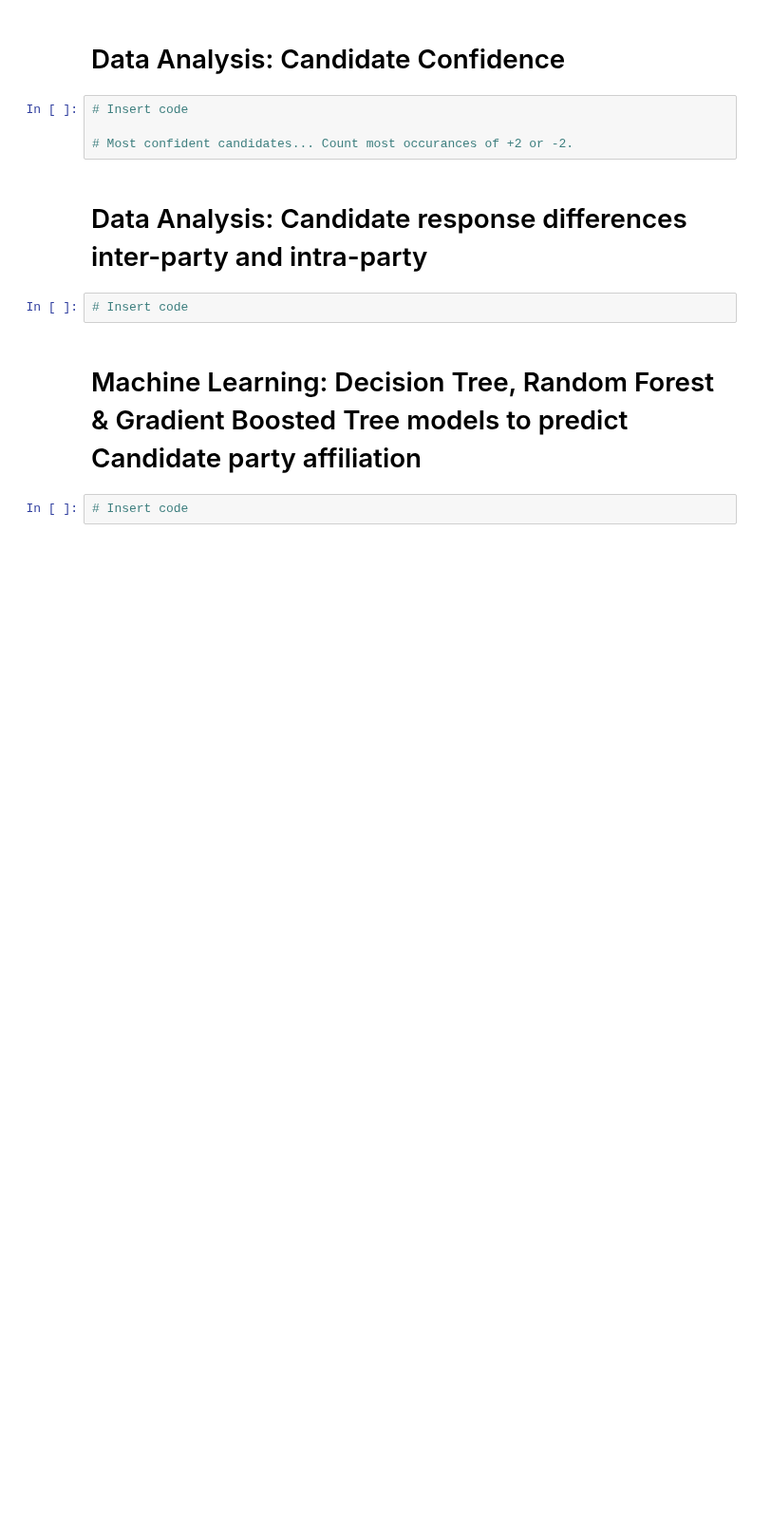
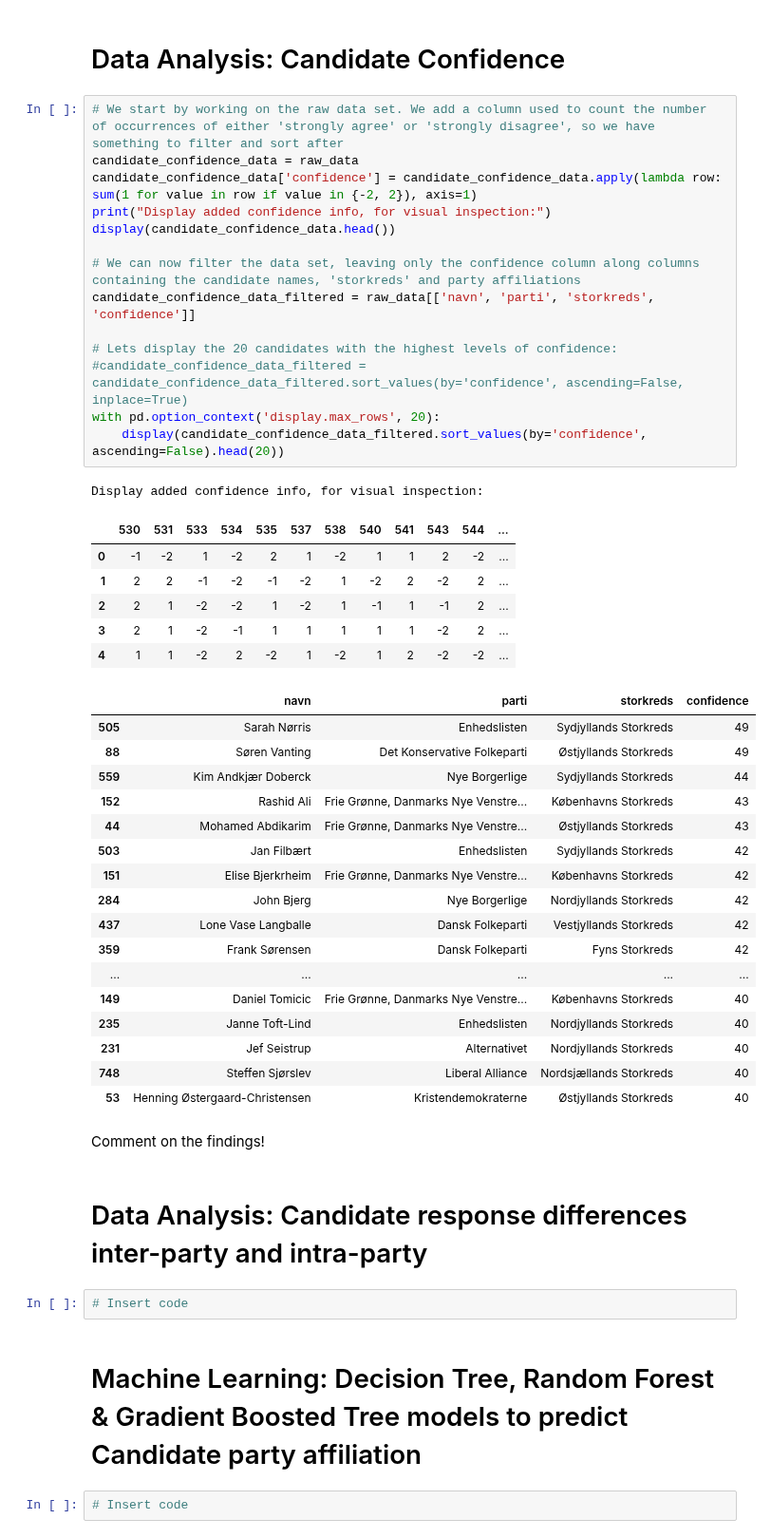
Before and after one commit to Dogmeat2000/MAL1-Python, a Jupyter notebook: Assignment 3/2. Candidate Test 2022 I.ipynb, the cells around one changed output. Shown at 95% size. Cells and saved outputs as stored; diff of their text form; blank space fills up the shorter version.

Commit message:
Assignment 3: Added Candidate Confidence data analysis

```diff
--- a/Assignment 3/2. Candidate Test 2022 I.ipynb
+++ b/Assignment 3/2. Candidate Test 2022 I.ipynb
@@ -173,9 +183,46 @@ Age distribution visualized
 # %% [markdown]
 # Data Analysis: Candidate Confidence
 # %%
-# Insert code
+# We start by working on the raw data set. We add a column used to count the number of occurrences of either 'strongly agree' or 'strongly disagree', so we have something to filter and sort after
+candidate_confidence_data = raw_data
+candidate_confidence_data['confidence'] = candidate_confidence_data.apply(lambda row: sum(1 for value in row if value in {-2, 2}), axis=1)
+print("Display added confidence info, for visual inspection:")
+display(candidate_confidence_data.head())
 
-# Most confident candidates... Count most occurances of +2 or -2.
+# We can now filter the data set, leaving only the confidence column along columns containing the candidate names, 'storkreds' and party affiliations
+candidate_confidence_data_filtered = raw_data[['navn', 'parti', 'storkreds', 'confidence']]
+
+# Lets display the 20 candidates with the highest levels of confidence:
+#candidate_confidence_data_filtered = candidate_confidence_data_filtered.sort_values(by='confidence', ascending=False, inplace=True)
+with pd.option_context('display.max_rows', 20):
+    display(candidate_confidence_data_filtered.sort_values(by='confidence', ascending=False).head(20))
+# %% [output]
+Display added confidence info, for visual inspection:
+|  | 530 | 531 | 533 | 534 | 535 | 537 | 538 | 540 | 541 | 543 | 544 | ... |
+| 0 | -1 | -2 | 1 | -2 | 2 | 1 | -2 | 1 | 1 | 2 | -2 | ... |
+| 1 | 2 | 2 | -1 | -2 | -1 | -2 | 1 | -2 | 2 | -2 | 2 | ... |
+| 2 | 2 | 1 | -2 | -2 | 1 | -2 | 1 | -1 | 1 | -1 | 2 | ... |
+| 3 | 2 | 1 | -2 | -1 | 1 | 1 | 1 | 1 | 1 | -2 | 2 | ... |
+| 4 | 1 | 1 | -2 | 2 | -2 | 1 | -2 | 1 | 2 | -2 | -2 | ... |
+|  | navn | parti | storkreds | confidence |
+| 505 | Sarah Nørris | Enhedslisten | Sydjyllands Storkreds | 49 |
+| 88 | Søren Vanting | Det Konservative Folkeparti | Østjyllands Storkreds | 49 |
+| 559 | Kim Andkjær Doberck | Nye Borgerlige | Sydjyllands Storkreds | 44 |
+| 152 | Rashid Ali | Frie Grønne, Danmarks Nye Venstre... | Københavns Storkreds | 43 |
+| 44 | Mohamed Abdikarim | Frie Grønne, Danmarks Nye Venstre... | Østjyllands Storkreds | 43 |
+| 503 | Jan Filbært | Enhedslisten | Sydjyllands Storkreds | 42 |
+| 151 | Elise Bjerkrheim | Frie Grønne, Danmarks Nye Venstre... | Københavns Storkreds | 42 |
+| 284 | John Bjerg | Nye Borgerlige | Nordjyllands Storkreds | 42 |
+| 437 | Lone Vase Langballe | Dansk Folkeparti | Vestjyllands Storkreds | 42 |
+| 359 | Frank Sørensen | Dansk Folkeparti | Fyns Storkreds | 42 |
+| ... | ... | ... | ... | ... |
+| 149 | Daniel Tomicic | Frie Grønne, Danmarks Nye Venstre... | Københavns Storkreds | 40 |
+| 235 | Janne Toft-Lind | Enhedslisten | Nordjyllands Storkreds | 40 |
+| 231 | Jef Seistrup | Alternativet | Nordjyllands Storkreds | 40 |
+| 748 | Steffen Sjørslev | Liberal Alliance | Nordsjællands Storkreds | 40 |
+| 53 | Henning Østergaard-Christensen | Kristendemokraterne | Østjyllands Storkreds | 40 |
+# %% [markdown]
+Comment on the findings!
 # %% [markdown]
 # Data Analysis: Candidate response differences inter-party and intra-party
 # %%
```
Also changed, not shown: parts of 2 cells of this notebook.
